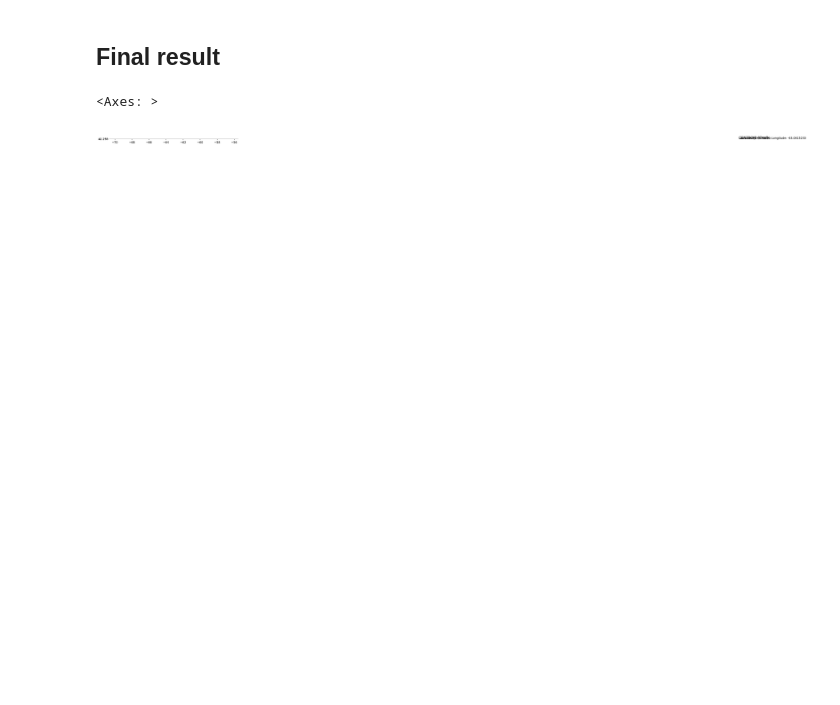
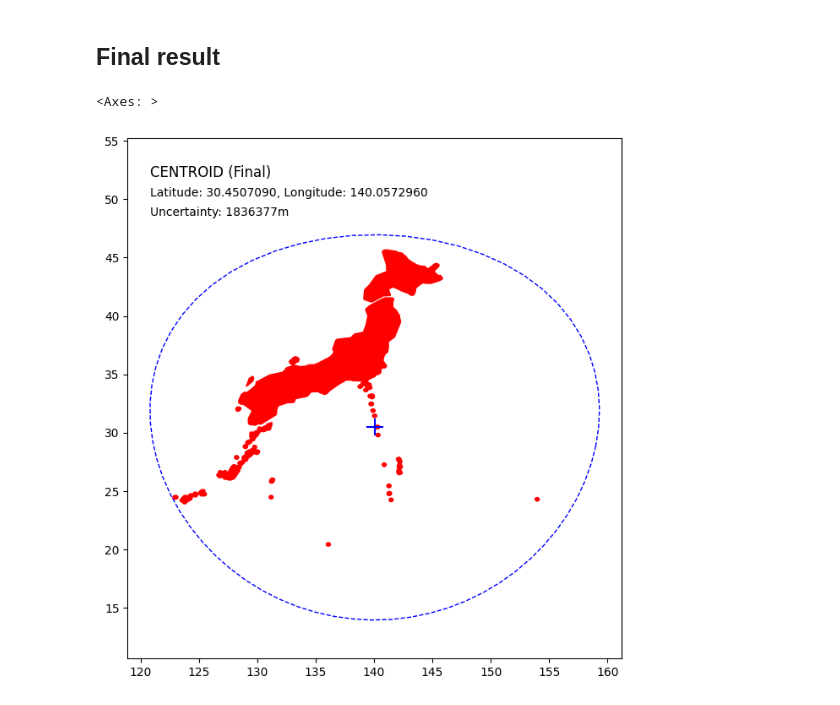
Before and after one commit to rtdeb/GeoPick, a Jupyter notebook: py/test_geopick.ipynb, the cells around one changed output. Drawn from its saved outputs; the diff is of its cells as text; code cells hidden in the pictures; blank space fills up the shorter version.

```diff
--- a/py/test_geopick.ipynb
+++ b/py/test_geopick.ipynb
@@ -65,15 +99,9 @@ centroid_aeqd.plot(aspect = "equal", color = "blue", markersize = 20, ax = ax)
 # %% [markdown]
 ## Eventual geometry simplification
-# %%
-max_points_polygon =10000
-tolerance = 500
-
-# Note: For each polygon it counts twice the starting vertex since it is also the ending one
-#       However, that does not matter for our purposes
-n = len(location_aeqd.get_coordinates())
-
-if(n > max_points_polygon):
-  location_aeqd = location_aeqd.simplify(tolerance)
+# %%
+max_points_polygon =10000
+tolerance = 500
+location_aeqd = gp.simplify_geometry(location_aeqd)
 # %%
 vertices = gp.get_all_vertices(location_aeqd)
 fig, ax = plt.subplots(figsize=(8, 8))
@@ -98,6 +126,9 @@ np.plot(aspect = "equal", color = "green", marker="+", markersize = 200, ax = ax
 ## First approximation
 # %%
 candidates = gp.get_candidate_vertices(vertices)
+candidates = pd.concat([candidates, np])
+candidates = candidates.reset_index(drop=True)
+
 fa = gp.get_minimum_distance_candidate(candidates, vertices)
 centroid_fa = gpd.GeoSeries(fa[0])
 centroid_fa.crs = proj_aeqd
@@ -105,10 +136,16 @@ radius_fa = fa[1]
 sec_fa = gpd.GeoSeries(centroid_fa.buffer(radius_fa))
 sec_fa.crs = proj_aeqd
 
+bounds = sec_fa.bounds
+minx = bounds["minx"].iloc[0]
+maxx = bounds["maxx"].iloc[0]
+miny = bounds["miny"].iloc[0]
+maxy = bounds["maxy"].iloc[0]
+y_range = maxy - miny
 fig, ax = plt.subplots(figsize=(8, 8))
-ax.set_ylim(-300, 550)
-ax.text(-450, 500, 'CENTROID (First approximation)', fontsize=12, color='black')
-ax.text(-450, 465, f"Uncertainty: {radius_fa:.0f}m", fontsize=10, color='black')
+ax.set_ylim(miny, maxy + 0.15 * y_range)
+ax.text(minx, maxy + 0.1 * y_range, 'CENTROID (First approximation)', fontsize=12, color='black')
+ax.text(minx, maxy + 0.05 * y_range, f"Uncertainty: {radius_fa:.0f}m", fontsize=10, color='black')
 sec_fa.plot(aspect = "equal", facecolor = "none", edgecolor = "blue", linestyle = "dashed", ax = ax)
 location_aeqd.plot(aspect = "equal", color = "red", ax = ax)
 vertices.plot(aspect = "equal", color = "yellow", facecolors = "black", markersize = 20, ax = ax)
@@ -151,27 +188,35 @@ centroid_fa.plot(aspect = "equal", color = "blue", marker="+", markersize = 200,
 # %%
 if(radius_sa < radius_fa):
   sec_final = sa
 else:
   sec_final = fa
 
 centroid_final = gpd.GeoSeries(sec_final[0])
 centroid_final.crs = proj_aeqd
 radius_final = sec_final[1]
 sec_final = gpd.GeoSeries(centroid_final.buffer(radius_final))
 centroid_final = centroid_final.to_crs(4326)
 sec_final = sec_final.to_crs(4326)
 centroid_final_coords = centroid_final.get_coordinates()
 centroid_string = f"Latitude: {centroid_final_coords['y'].iloc[0]:.7f}, \
 Longitude: {centroid_final_coords['x'].iloc[0]:.7f}"
 
+bounds = sec_final.bounds
+minx = bounds["minx"].iloc[0]
+maxx = bounds["maxx"].iloc[0]
+miny = bounds["miny"].iloc[0]
+maxy = bounds["maxy"].iloc[0]
+y_range = maxy - miny
+
 fig, ax = plt.subplots(figsize=(8, 8))
-ax.set_ylim(42.247, 42.255)
-ax.text(3.2345, 42.2545, 'CENTROID (Final)', fontsize=12, color='black')
-ax.text(3.2345, 42.2541, centroid_string, fontsize=10, color='black')
-ax.text(3.2345, 42.2538, f"Uncertainty: {radius_final:.0f}m", fontsize=10, color='black')
+ax.set_ylim(miny - 0.1 * y_range, maxy + 0.25 * y_range)
+ax.text(minx, maxy + 0.15 * y_range, 'CENTROID (Final)', fontsize=12, color='black')
+ax.text(minx, maxy + 0.10 * y_range, centroid_string, fontsize=10, color='black')
+ax.text(minx, maxy + 0.05 * y_range, f"Uncertainty: {radius_final:.0f}m", fontsize=10, color='black')
+
 location_wgs84.plot(aspect = "equal", color = "red", ax = ax)
 sec_final.plot(aspect = "equal", facecolor = "none", edgecolor = "blue", linestyle = "dashed", ax = ax)
 centroid_final.plot(aspect = "equal", color = "blue", marker="+", markersize = 200, ax = ax)
 # %% [output]
 <Axes: >
-[figure, old version]
+[figure, new version]
```
Also changed, not shown: parts of 12 cells of this notebook, 4 other files.
